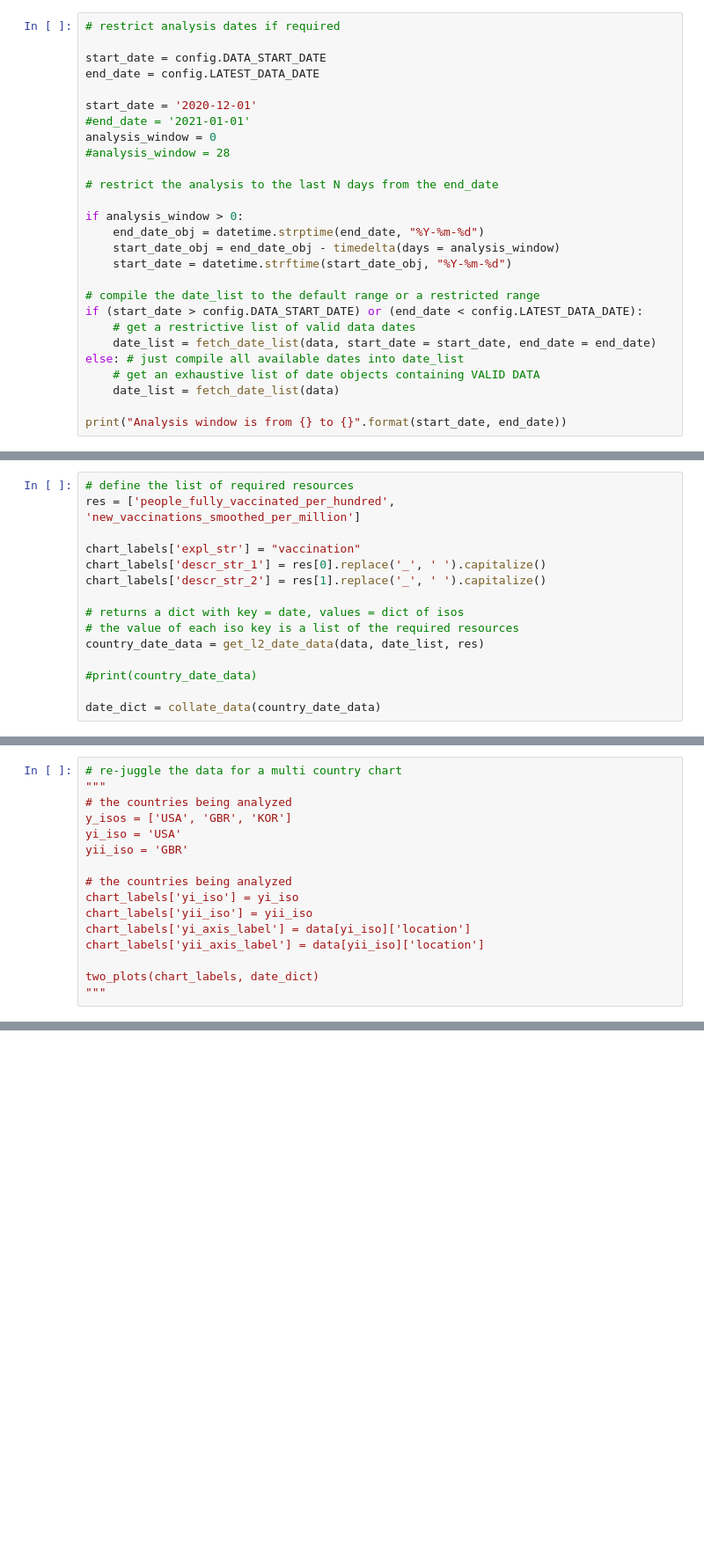
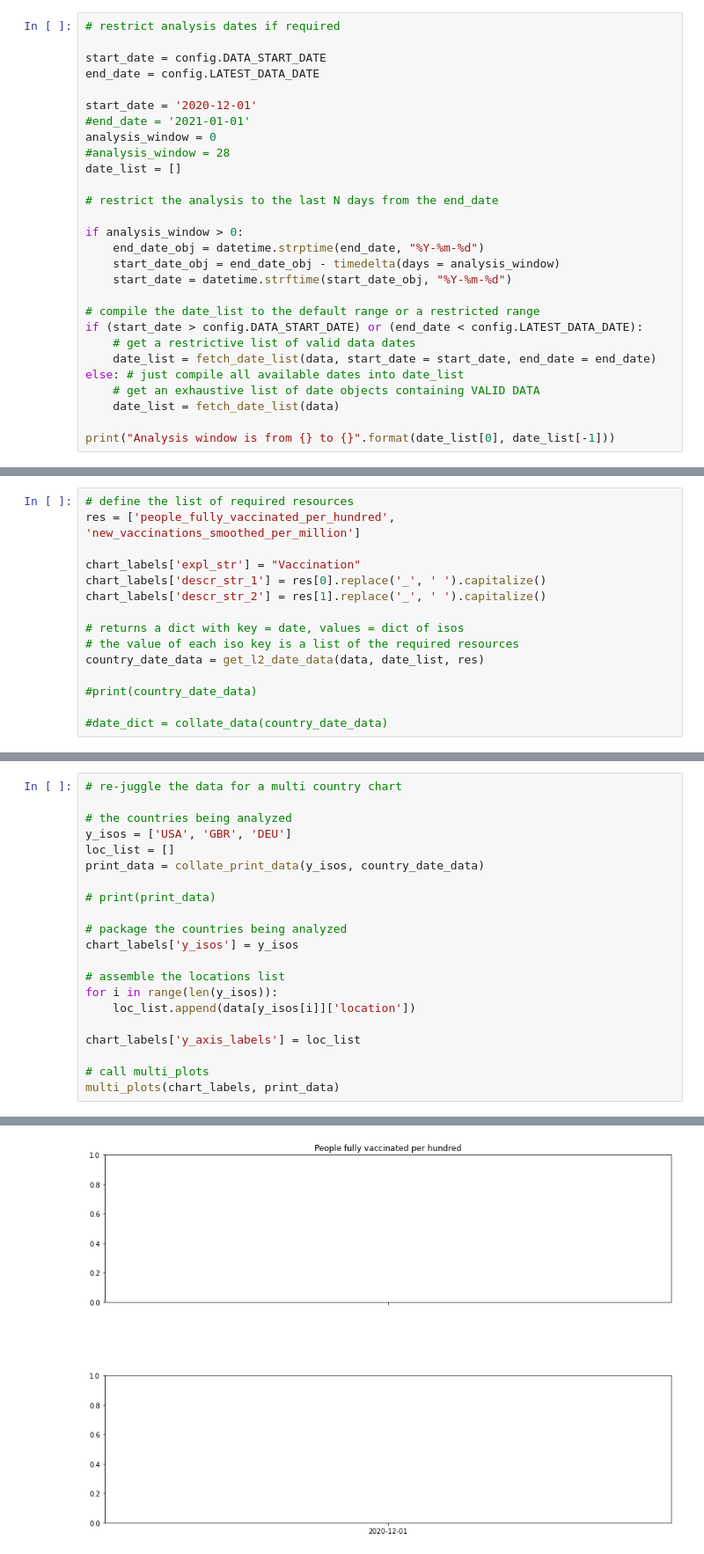
Before and after one commit to Ipgnosis/covid_analysis, a Jupyter notebook: covid-anal.ipynb, the cells around one changed output, grey strips where cells are left out. Shown at 88% size. Cells and saved outputs as stored; diff of their text form; blank space fills up the shorter version.

Commit message:
Changes to compile_dict; more work on multi_plot.

```diff
--- a/covid-anal.ipynb
+++ b/covid-anal.ipynb
@@ -58,6 +58,7 @@ start_date = '2020-12-01'
 #end_date = '2021-01-01'
 analysis_window = 0
 #analysis_window = 28
+date_list = []
 
 # restrict the analysis to the last N days from the end_date
 
@@ -74,5 +75,5 @@ else: # just compile all available dates into date_list
     # get an exhaustive list of date objects containing VALID DATA
     date_list = fetch_date_list(data)
 
-print("Analysis window is from {} to {}".format(start_date, end_date))
+print("Analysis window is from {} to {}".format(date_list[0], date_list[-1]))
 # %% [output]
@@ -92,7 +93,7 @@ chart_labels['lsize'] = 10
 # define the list of required resources
 res = ['people_fully_vaccinated_per_hundred', 'new_vaccinations_smoothed_per_million']
 
-chart_labels['expl_str'] = "vaccination"
+chart_labels['expl_str'] = "Vaccination"
 chart_labels['descr_str_1'] = res[0].replace('_', ' ').capitalize()
 chart_labels['descr_str_2'] = res[1].replace('_', ' ').capitalize()
 
@@ -102,4 +103,4 @@ country_date_data = get_l2_date_data(data, date_list, res)
 
 #print(country_date_data)
 
-date_dict = collate_data(country_date_data)
+#date_dict = collate_data(country_date_data)
@@ -139,17 +144,22 @@ two_plots(chart_labels, date_dict)
 # %%
 # re-juggle the data for a multi country chart
-"""
-# the countries being analyzed
-y_isos = ['USA', 'GBR', 'KOR']
-yi_iso = 'USA'
-yii_iso = 'GBR'
 
 # the countries being analyzed
-chart_labels['yi_iso'] = yi_iso
-chart_labels['yii_iso'] = yii_iso
-chart_labels['yi_axis_label'] = data[yi_iso]['location']
-chart_labels['yii_axis_label'] = data[yii_iso]['location']
+y_isos = ['USA', 'GBR', 'DEU']
+loc_list = []
+print_data = collate_print_data(y_isos, country_date_data)
 
-two_plots(chart_labels, date_dict)
-"""
+# print(print_data)
+
+# package the countries being analyzed
+chart_labels['y_isos'] = y_isos
+
+# assemble the locations list
+for i in range(len(y_isos)):
+    loc_list.append(data[y_isos[i]]['location'])
+
+chart_labels['y_axis_labels'] = loc_list
+
+# call multi_plots
+multi_plots(chart_labels, print_data)
 # %% [output]
@@ -156,0 +168 @@ two_plots(chart_labels, date_dict)
+[figure, added]
```
Also changed, not shown: parts of 8 cells of this notebook, 8 other files.
